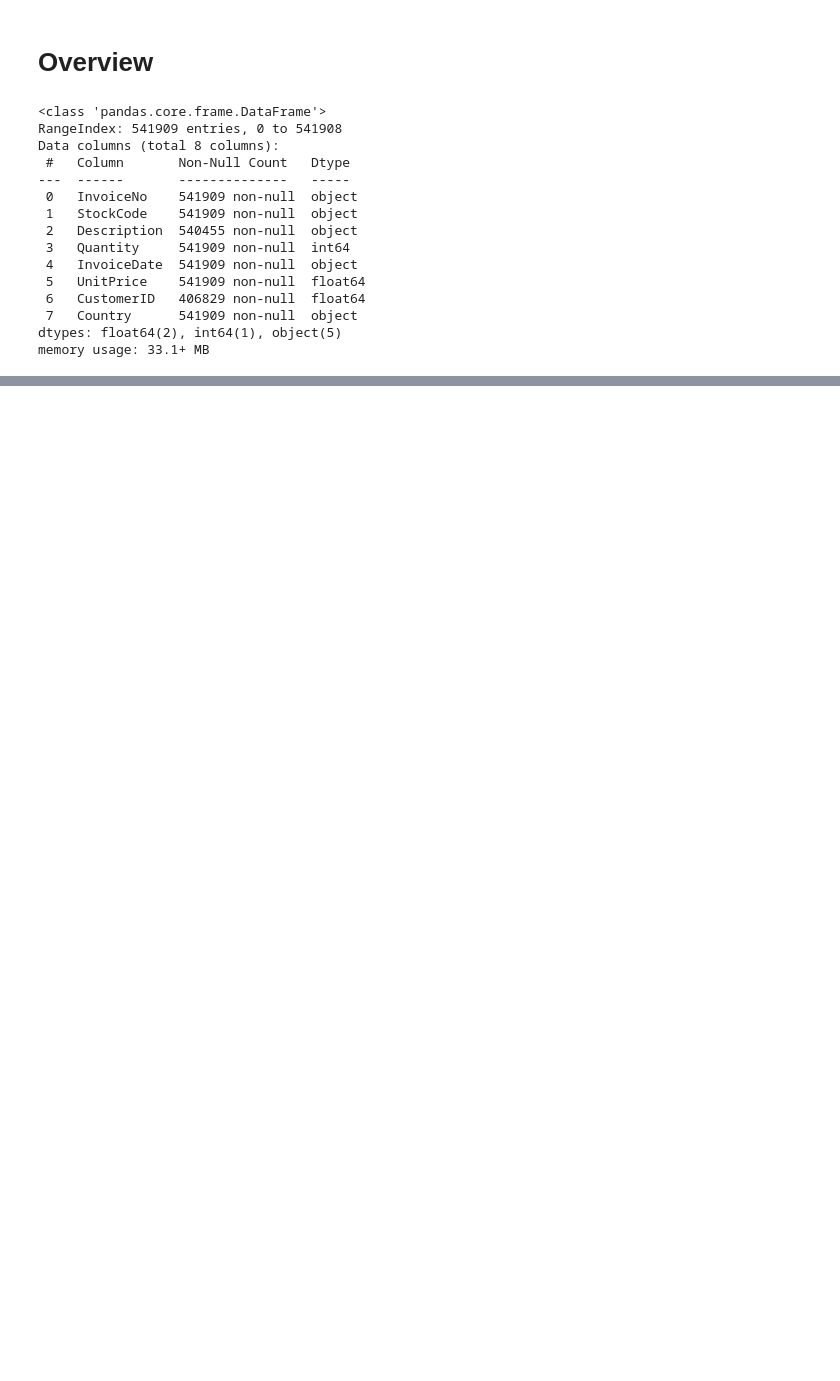
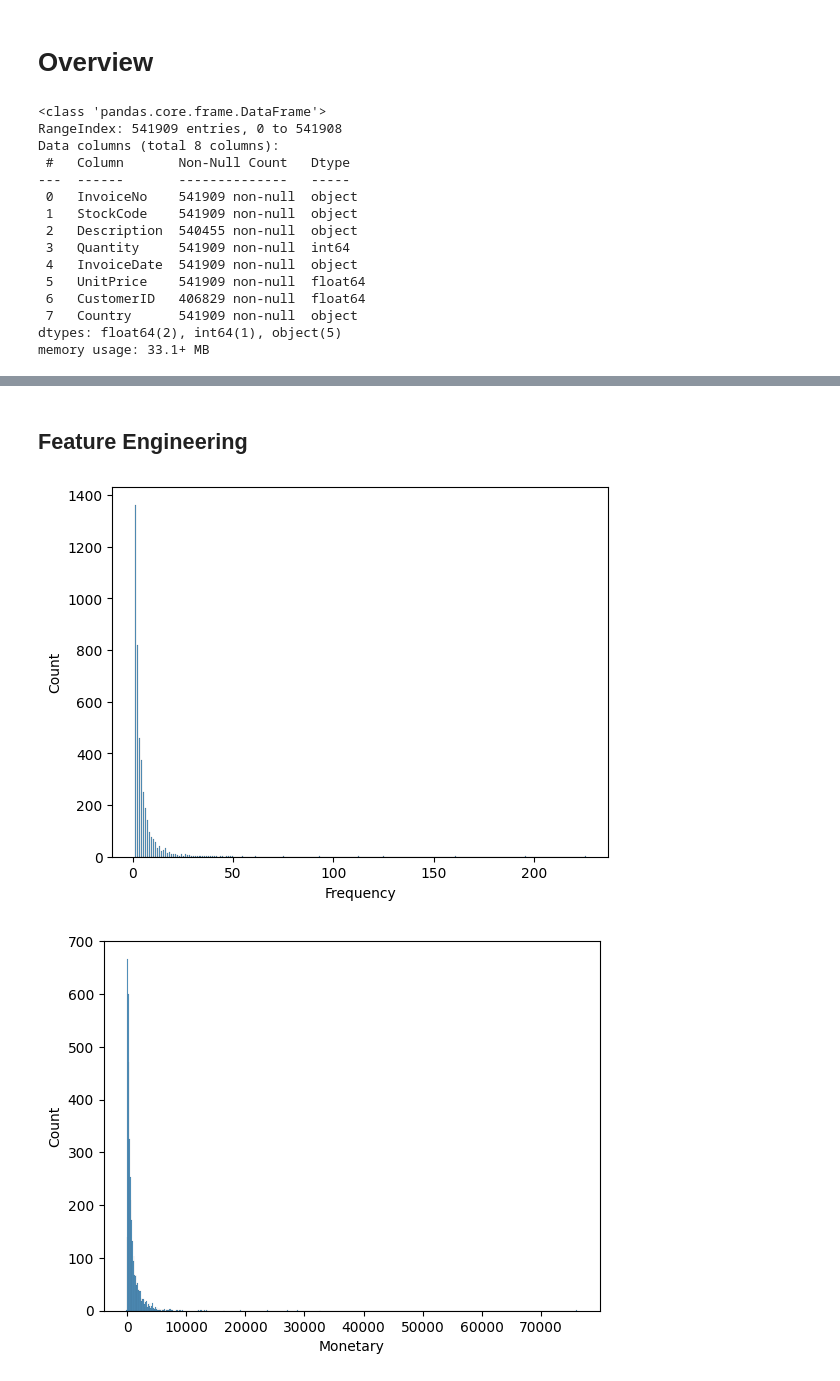
Before and after one commit to aliasgharmirhshai/Customer_Segmentation_Clustering, a Jupyter notebook: notebooks/main.ipynb, the cells around one changed output, grey strips where cells are left out. Cells and saved outputs as stored; diff of their text form; code cells hidden in the pictures; blank space fills up the shorter version.

```diff
--- a/notebooks/main.ipynb
+++ b/notebooks/main.ipynb
@@ -34,0 +60,31 @@ memory usage: 33.1+ MB
+# %%
+df = remove_outliers_iqr(df, "UnitPrice", 0.25, 0.65)
+# %%
+df = remove_outliers_iqr(df, "Quantity", 0.30, 0.70)
+# %% [markdown]
+## Feature Engineering
+# %%
+df['TotalPrice'] = df['Quantity'] * df['UnitPrice']
+# %%
+# Compute RFM Features
+reference_date = df['InvoiceDate'].max()
+
+rfm = df.groupby('CustomerID').agg({
+    'InvoiceDate': lambda x: (reference_date - x.max()).days,  # Recency
+    'InvoiceNo': 'nunique',                                   # Frequency
+    'TotalPrice': 'sum'                                       # Monetary
+}).reset_index()
+
+rfm.columns = ['CustomerID', 'Recency', 'Frequency', 'Monetary']
+# %%
+import seaborn as sns
+import matplotlib.pyplot as plt
+
+sns.histplot(rfm['Frequency'])
+plt.show()
+
+sns.histplot(rfm['Monetary'])
+plt.show()
+# %% [output]
+[figure, added]
+[figure, added]
```
Also changed, not shown: parts of 22 cells of this notebook, 1 other file.
